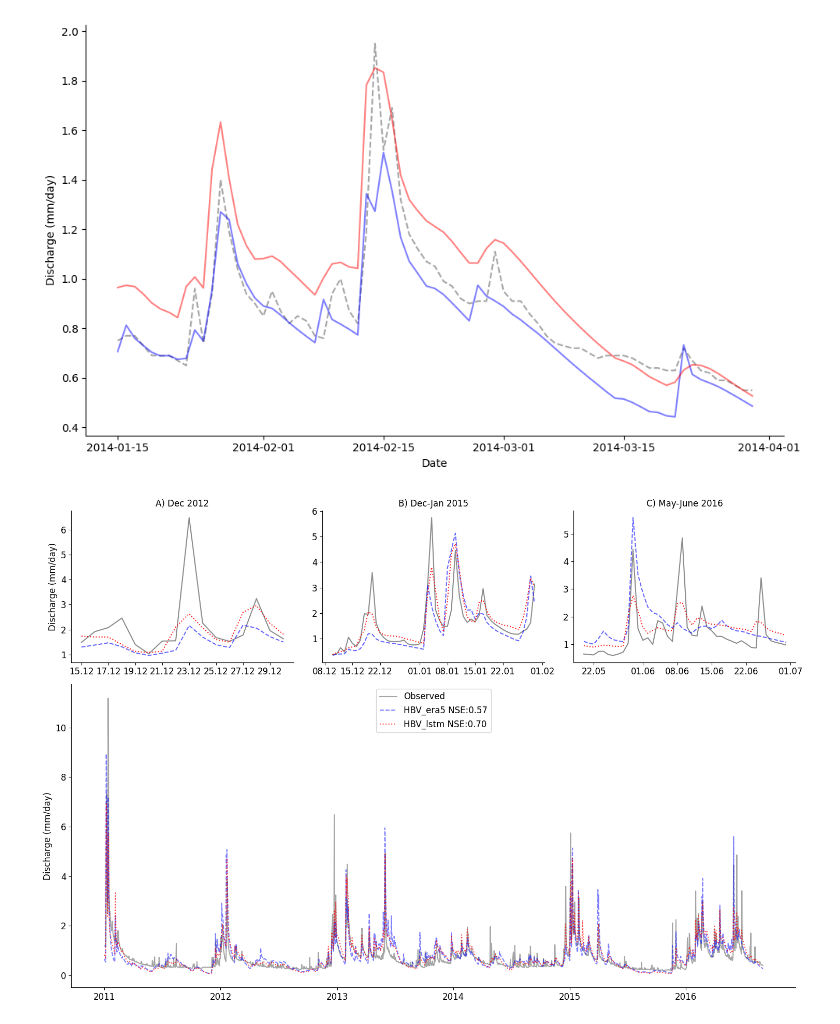
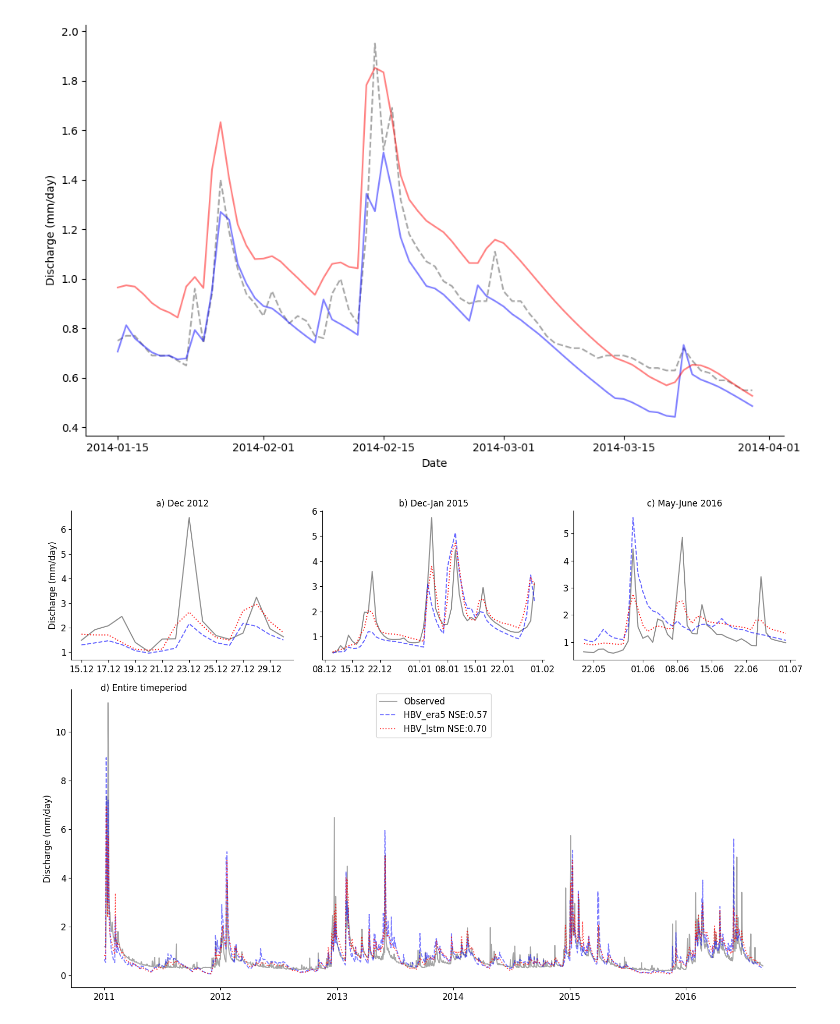
Before and after one commit to Ash-Manoj/Hy2DL_Caravan, a Jupyter notebook: Hy2DL/results/conceptual_models_CARAVAN_schwarzbach_lstm_R2/analysis_plots.ipynb, the cells around one changed output. Saved outputs shown, nothing was run; the diff lists cells and outputs as text; code cells hidden in the pictures.

```diff
--- a/Hy2DL/results/conceptual_models_CARAVAN_schwarzbach_lstm_R2/analysis_plots.ipynb
+++ b/Hy2DL/results/conceptual_models_CARAVAN_schwarzbach_lstm_R2/analysis_plots.ipynb
@@ -387,7 +387,7 @@ ax1 = fig.add_subplot(gs[0, 2])
 ax1.plot(hbv_era5_filtered['date'], hbv_era5_filtered['q_obs'], label='Observed', color='grey',  alpha=0.9)
 ax1.plot(hbv_era5_filtered['date'], hbv_era5_filtered['q_sim'], label='HBV_era5', color='blue',linestyle='dashed', alpha=0.6)
 ax1.plot(hbv_lstm_filtered['date'], hbv_lstm_filtered['q_sim'], label='HBV_lstm', color='red', alpha=0.9, linestyle='dotted')
-ax1.set_title('C) May-June 2016',fontsize=12)
+ax1.set_title('c) May-June 2016',fontsize=12)
 #ax1.set_ylabel('Discharge (mm/day)',fontsize=12)
 ax1.tick_params(axis='both', labelsize=12)
 # Format the x-axis for ax1
@@ -405,7 +405,7 @@ ax2 = fig.add_subplot(gs[0, 1])
 ax2.plot(hbv_era5_filtered['date'], hbv_era5_filtered['q_obs'], label='Observed', color='grey', alpha=0.9)
 ax2.plot(hbv_era5_filtered['date'], hbv_era5_filtered['q_sim'], label='HBV_era5', color='blue', linestyle='dashed', alpha=0.6)
 ax2.plot(hbv_lstm_filtered['date'], hbv_lstm_filtered['q_sim'], label='HBV_lstm', color='red', alpha=0.9, linestyle='dotted')
-ax2.set_title('B) Dec-Jan 2015',fontsize=12)
+ax2.set_title('b) Dec-Jan 2015',fontsize=12)
 ax2.tick_params(axis='both', labelsize=12)
 # Format the x-axis for ax1
 
@@ -425,36 +425,37 @@ ax3 = fig.add_subplot(gs[0, 0])
 ax3.plot(hbv_era5_filtered['date'], hbv_era5_filtered['q_obs'], label='Observed', color='grey',  alpha=0.9)
 ax3.plot(hbv_era5_filtered['date'], hbv_era5_filtered['q_sim'], label='HBV_era5', color='blue',linestyle='dashed', alpha=0.6)
 ax3.plot(hbv_lstm_filtered['date'], hbv_lstm_filtered['q_sim'], label='HBV_lstm', color='red', alpha=0.9, linestyle='dotted')
-ax3.set_title('A) Dec 2012',fontsize=12)
+ax3.set_title('a) Dec 2012',fontsize=12)
 ax3.set_ylabel('Discharge (mm/day)',fontsize=12)
 ax3.tick_params(axis='both', labelsize=12)
 # Format the x-axis for ax1
 ax3.xaxis.set_major_formatter(mdates.DateFormatter('%d.%m'))
 #ax3.set_ylabel('Discharge (mm/day)')
 # Remove top and right spines for ax3
 ax3.spines['top'].set_visible(False)
 ax3.spines['right'].set_visible(False)
 
 # Bottom row: One larger subplot that spans the width of the bottom row
 ax_bottom = fig.add_subplot(gs[1, :])  # This will span all three columns
 start_date = '2011-01-01'
 end_date = '2016-08-30'
 hbv_era5_filtered = hbv_era5[(hbv_era5['date'] >= start_date) & (hbv_era5['date'] <= end_date)]
 hbv_lstm_filtered = hbv_lstm[(hbv_lstm['date'] >= start_date) & (hbv_lstm['date'] <= end_date)]
 ax_bottom.plot(hbv_era5_filtered['date'], hbv_era5_filtered['q_obs'], label='Observed', color='grey', alpha=0.7)
 ax_bottom.plot(hbv_era5_filtered['date'], hbv_era5_filtered['q_sim'], label='HBV_era5 NSE:0.57', color='blue',linestyle='dashed', alpha=0.5)
 ax_bottom.plot(hbv_lstm_filtered['date'], hbv_lstm_filtered['q_sim'], label='HBV_lstm NSE:0.70', color='red', alpha=0.7, linestyle='dotted')
 ax_bottom.legend(loc='upper center',fontsize=12)
 #ax_bottom.set_title('Catchment: Elsenz Schwarzbach')
 ax_bottom.set_ylabel('Discharge (mm/day)',fontsize=12)
+ax_bottom.set_title('d) Entire timeperiod', x=0.1, y=0.98)
 ax_bottom.tick_params(axis='both', labelsize=12)
 # Remove top and right spines for ax_bottom
 ax_bottom.spines['top'].set_visible(False)
 ax_bottom.spines['right'].set_visible(False)
 
 # Show the plot
 plt.tight_layout()
 plt.savefig('Figure4.jpeg',dpi=1200)
 plt.show()
 # %% [output]
-[figure, old version]
+[figure, new version]
```
Also changed, not shown: 3 other files.
